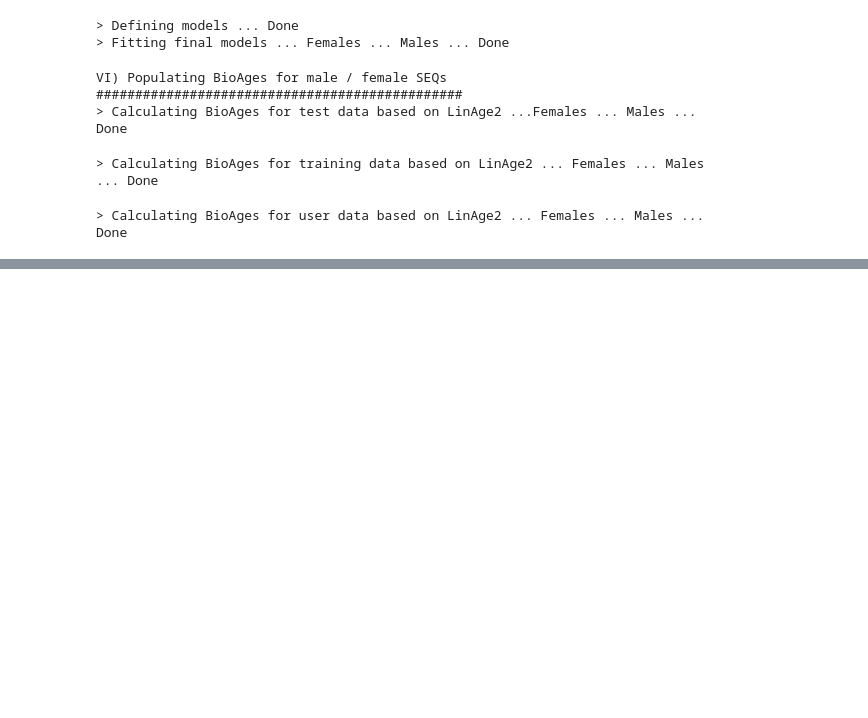
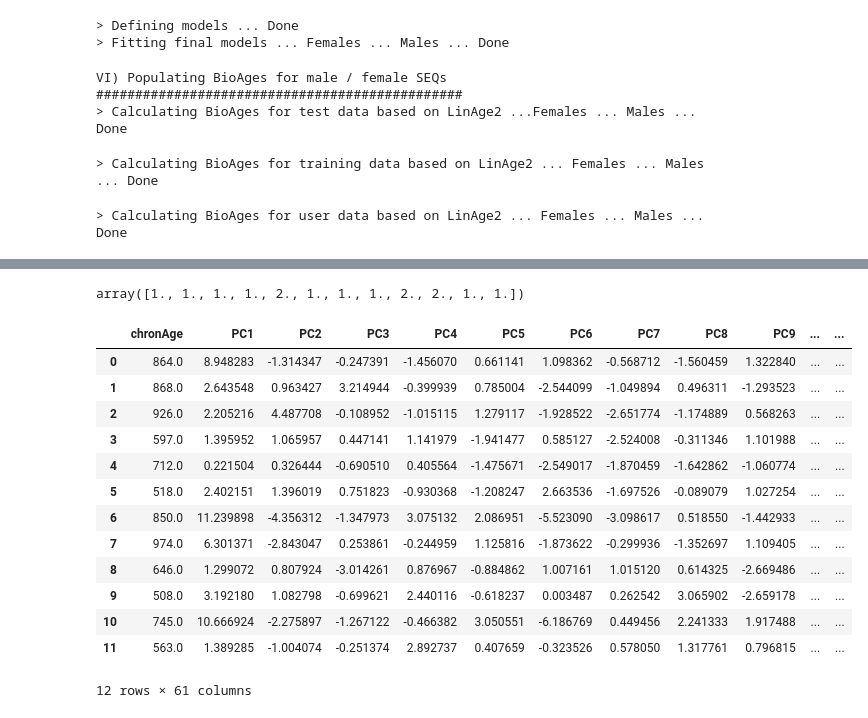
Before and after one commit to kolya-rjv/linage2, a Jupyter notebook: linage2_ported.ipynb, the cells around one changed output, grey strips where cells are left out. Drawn from its saved outputs; the diff is of its cells as text; code cells hidden in the pictures; blank space fills up the shorter version.

Commit message:
fixing userDataOut function

```diff
--- a/linage2_ported.ipynb
+++ b/linage2_ported.ipynb
@@ -1987,0 +1987,21 @@ InvalidIndexError: (slice(None, None, None), 0)
+# %%
+coxCovs_user.values[:, -1]
+# %% [output]
+array([1., 1., 1., 1., 2., 1., 1., 1., 2., 2., 1., 1.])
+# %%
+coxCovs_user[:, 0]
+# %% [output]
+|  | chronAge | PC1 | PC2 | PC3 | PC4 | PC5 | PC6 | PC7 | PC8 | PC9 | ... | ... |
+| 0 | 864.0 | 8.948283 | -1.314347 | -0.247391 | -1.456070 | 0.661141 | 1.098362 | -0.568712 | -1.560459 | 1.322840 | ... | ... |
+| 1 | 868.0 | 2.643548 | 0.963427 | 3.214944 | -0.399939 | 0.785004 | -2.544099 | -1.049894 | 0.496311 | -1.293523 | ... | ... |
+| 2 | 926.0 | 2.205216 | 4.487708 | -0.108952 | -1.015115 | 1.279117 | -1.928522 | -2.651774 | -1.174889 | 0.568263 | ... | ... |
+| 3 | 597.0 | 1.395952 | 1.065957 | 0.447141 | 1.141979 | -1.941477 | 0.585127 | -2.524008 | -0.311346 | 1.101988 | ... | ... |
+| 4 | 712.0 | 0.221504 | 0.326444 | -0.690510 | 0.405564 | -1.475671 | -2.549017 | -1.870459 | -1.642862 | -1.060774 | ... | ... |
+| 5 | 518.0 | 2.402151 | 1.396019 | 0.751823 | -0.930368 | -1.208247 | 2.663536 | -1.697526 | -0.089079 | 1.027254 | ... | ... |
+| 6 | 850.0 | 11.239898 | -4.356312 | -1.347973 | 3.075132 | 2.086951 | -5.523090 | -3.098617 | 0.518550 | -1.442933 | ... | ... |
+| 7 | 974.0 | 6.301371 | -2.843047 | 0.253861 | -0.244959 | 1.125816 | -1.873622 | -0.299936 | -1.352697 | 1.109405 | ... | ... |
+| 8 | 646.0 | 1.299072 | 0.807924 | -3.014261 | 0.876967 | -0.884862 | 1.007161 | 1.015120 | 0.614325 | -2.669486 | ... | ... |
+| 9 | 508.0 | 3.192180 | 1.082798 | -0.699621 | 2.440116 | -0.618237 | 0.003487 | 0.262542 | 3.065902 | -2.659178 | ... | ... |
+| 10 | 745.0 | 10.666924 | -2.275897 | -1.267122 | -0.466382 | 3.050551 | -6.186769 | 0.449456 | 2.241333 | 1.917488 | ... | ... |
+| 11 | 563.0 | 1.389285 | -1.004074 | -0.251374 | 2.892737 | 0.407659 | -0.323526 | 0.578050 | 1.317761 | 0.796815 | ... | ... |
+12 rows × 61 columns
```
Also changed, not shown: parts of 3 cells of this notebook.
